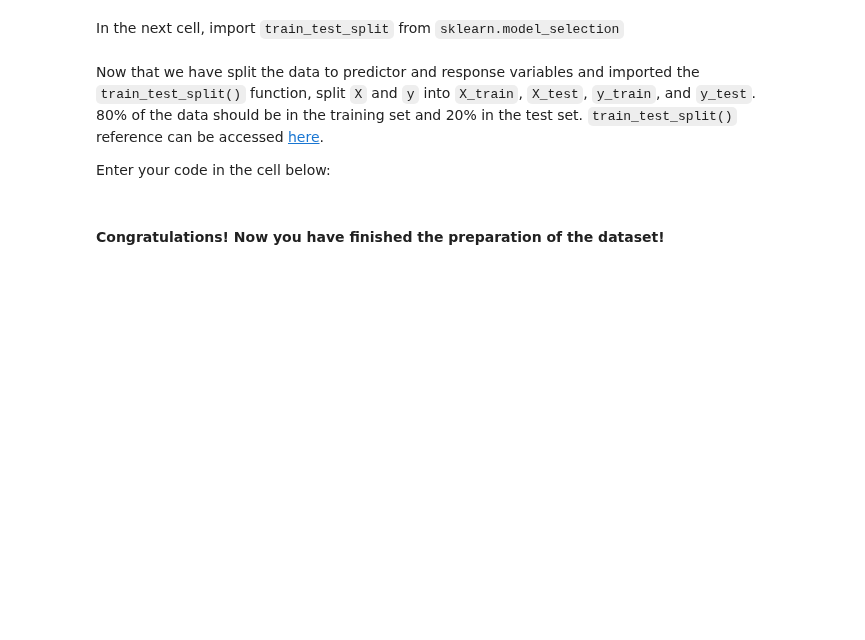
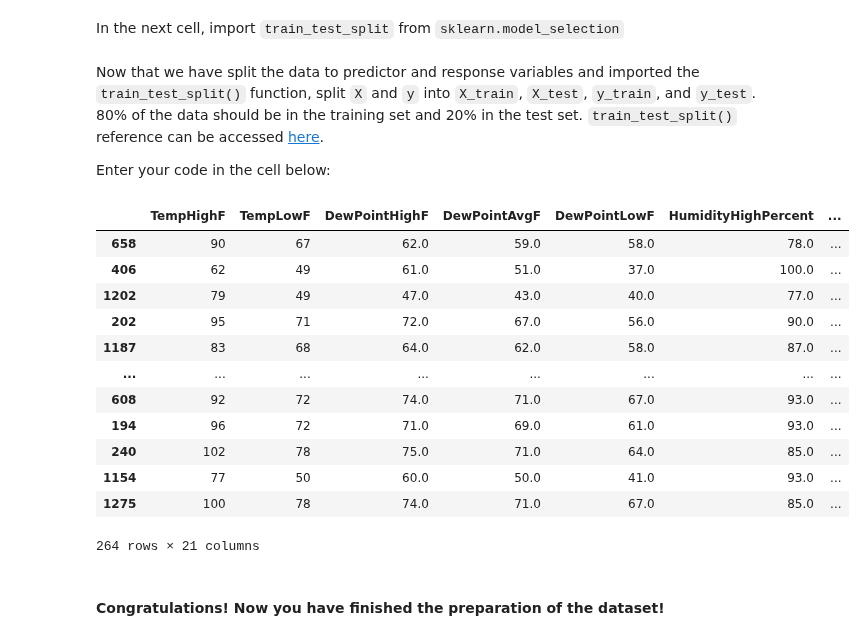
Before and after one commit to ta-data-lis/lab-intro-to-ml, a Jupyter notebook: your-code/main.ipynb, the cells around one changed output. Saved outputs shown, nothing was run; the diff lists cells and outputs as text; code cells hidden in the pictures; blank space fills up the shorter version.

```diff
--- a/your-code/main.ipynb
+++ b/your-code/main.ipynb
@@ -180,3 +354,9 @@ You will check the *Events* column. If its string value contains `Rain`, then th
+# %%
+# Your code here
+austin_fixed['Snow'] = austin_fixed['Events'].str.contains('Snow').astype(int)
+austin_fixed['Fog'] = austin_fixed['Events'].str.contains('Fog').astype(int)
+austin_fixed['Thunderstorm'] = austin_fixed['Events'].str.contains('Thunderstorm').astype(int)
+austin_fixed['Rain'] = austin_fixed['Events'].str.contains('Rain').astype(int)
 # %% [markdown]
 #### Print out `austin_fixed` to check if the event columns are populated with the intended values
 # %%
@@ -185,6 +374,7 @@ You will check the *Events* column. If its string value contains `Rain`, then th
 #### If your code worked correctly, now we can drop the `Events` column as we don't need it any more.
 # %%
 # Your code here
+austin_fixed.drop(columns = 'Events', inplace = True)
 # %% [markdown]
 # Challenge 4 - Processing The `Date` Column
 
@@ -198,3 +386,6 @@ Here you can find the [reference](https://docs.python.org/3/library/datetime.htm
+# %%
+# Your code here
+austin_fixed['Date'] = [datetime.strptime(date_string, "%Y-%m-%d").toordinal() for date_string in austin_fixed['Date']]
 # %% [markdown]
 #### Print `austin_fixed` to check your `Date` column.
 # %%
@@ -240,0 +438,5 @@ In the next cell, assign the `TempAvgF` column to `y` and the remaining columns
+# %%
+# Your code here:
+y = austin_fixed['TempAvgF']
+x = austin_fixed[['TempHighF', 'TempLowF', 'DewPointHighF', 'DewPointAvgF', 'DewPointLowF', 'HumidityHighPercent', 'HumidityAvgPercent', 'HumidityLowPercent', 'SeaLevelPressureHighInches', 'SeaLevelPressureAvgInches', 'SeaLevelPressureLowInches', 'VisibilityHighMiles', 'VisibilityAvgMiles', 'VisibilityLowMiles', 'WindHighMPH', 'WindAvgMPH', 'WindGustMPH', 'Snow', 'Fog', 'Rain', 'Thunderstorm']]
+#len(y)*0.2
@@ -252,3 +455,21 @@ Enter your code in the cell below:
+# %%
+#Your code here:
+X_train, X_test, y_train, y_test = train_test_split(x, y,random_state = 0, test_size = 0.2)
+display(X_test)
+# %% [output]
+|  | TempHighF | TempLowF | DewPointHighF | DewPointAvgF | DewPointLowF | HumidityHighPercent | ... |
+| 658 | 90 | 67 | 62.0 | 59.0 | 58.0 | 78.0 | ... |
+| 406 | 62 | 49 | 61.0 | 51.0 | 37.0 | 100.0 | ... |
+| 1202 | 79 | 49 | 47.0 | 43.0 | 40.0 | 77.0 | ... |
+| 202 | 95 | 71 | 72.0 | 67.0 | 56.0 | 90.0 | ... |
+| 1187 | 83 | 68 | 64.0 | 62.0 | 58.0 | 87.0 | ... |
+| ... | ... | ... | ... | ... | ... | ... | ... |
+| 608 | 92 | 72 | 74.0 | 71.0 | 67.0 | 93.0 | ... |
+| 194 | 96 | 72 | 71.0 | 69.0 | 61.0 | 93.0 | ... |
+| 240 | 102 | 78 | 75.0 | 71.0 | 64.0 | 85.0 | ... |
+| 1154 | 77 | 50 | 60.0 | 50.0 | 41.0 | 93.0 | ... |
+| 1275 | 100 | 78 | 74.0 | 71.0 | 67.0 | 85.0 | ... |
+264 rows × 21 columns
 # %% [markdown]
 #### Congratulations! Now you have finished the preparation of the dataset!
 # %% [markdown]
```
Also changed, not shown: parts of 35 cells of this notebook.
